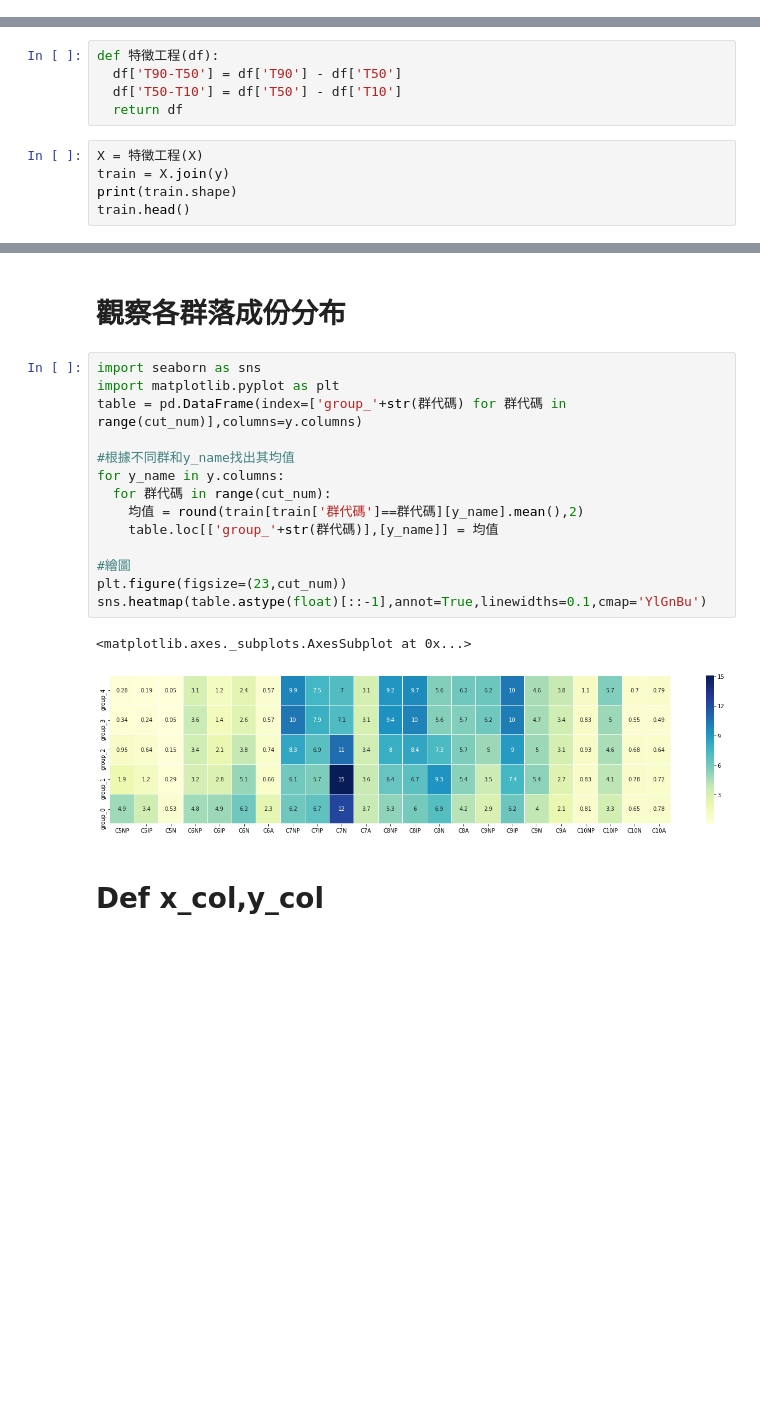
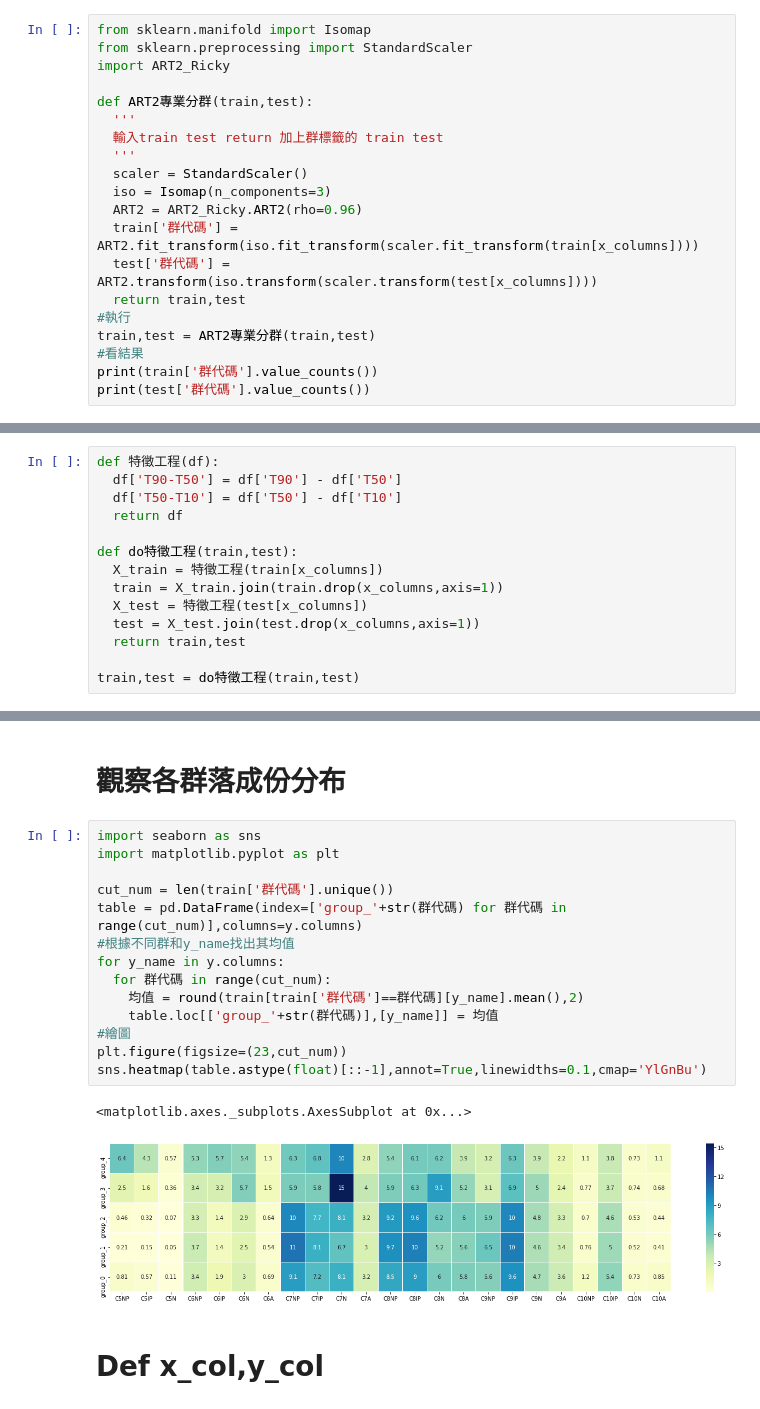
Before and after one commit to skywalker0803r/works, a Jupyter notebook: 輕油案子各種算法代碼.ipynb, the cells around one changed output, grey strips where cells are left out. Saved outputs shown, nothing was run; the diff lists cells and outputs as text; blank space fills up the shorter version.

```diff
--- a/輕油案子各種算法代碼.ipynb
+++ b/輕油案子各種算法代碼.ipynb
@@ -133,0 +167,20 @@ test.head()
+# %%
+from sklearn.manifold import Isomap
+from sklearn.preprocessing import StandardScaler
+import ART2_Ricky
+
+def ART2專業分群(train,test):
+  '''
+  輸入train test return 加上群標籤的 train test
+  '''
+  scaler = StandardScaler()
+  iso = Isomap(n_components=3)
+  ART2 = ART2_Ricky.ART2(rho=0.96)
+  train['群代碼'] = ART2.fit_transform(iso.fit_transform(scaler.fit_transform(train[x_columns])))
+  test['群代碼'] = ART2.transform(iso.transform(scaler.transform(test[x_columns])))
+  return train,test
+#執行
+train,test = ART2專業分群(train,test)
+#看結果
+print(train['群代碼'].value_counts())
+print(test['群代碼'].value_counts())
@@ -138,8 +203,12 @@ def 特徵工程(df):
   df['T90-T50'] = df['T90'] - df['T50']
   df['T50-T10'] = df['T50'] - df['T10']
   return df
+
+def do特徵工程(train,test):
+  X_train = 特徵工程(train[x_columns])
+  train = X_train.join(train.drop(x_columns,axis=1))
+  X_test = 特徵工程(test[x_columns])
+  test = X_test.join(test.drop(x_columns,axis=1))
+  return train,test
+
+train,test = do特徵工程(train,test)
-# %%
-X = 特徵工程(X)
-train = X.join(y)
-print(train.shape)
-train.head()
@@ -207,20 +237,20 @@ test.head()
 # %%
 import seaborn as sns
 import matplotlib.pyplot as plt
+
+cut_num = len(train['群代碼'].unique())
 table = pd.DataFrame(index=['group_'+str(群代碼) for 群代碼 in range(cut_num)],columns=y.columns)
-
 #根據不同群和y_name找出其均值
 for y_name in y.columns:
   for 群代碼 in range(cut_num):
     均值 = round(train[train['群代碼']==群代碼][y_name].mean(),2)
     table.loc[['group_'+str(群代碼)],[y_name]] = 均值
-
 #繪圖
 plt.figure(figsize=(23,cut_num))
 sns.heatmap(table.astype(float)[::-1],annot=True,linewidths=0.1,cmap='YlGnBu')
 # %% [output]
 <matplotlib.axes._subplots.AxesSubplot at 0x...>
-[figure, old version]
+[figure, new version]
 # %% [markdown]
 # Def x_col,y_col
 # %%
```
Also changed, not shown: parts of 34 cells of this notebook.
